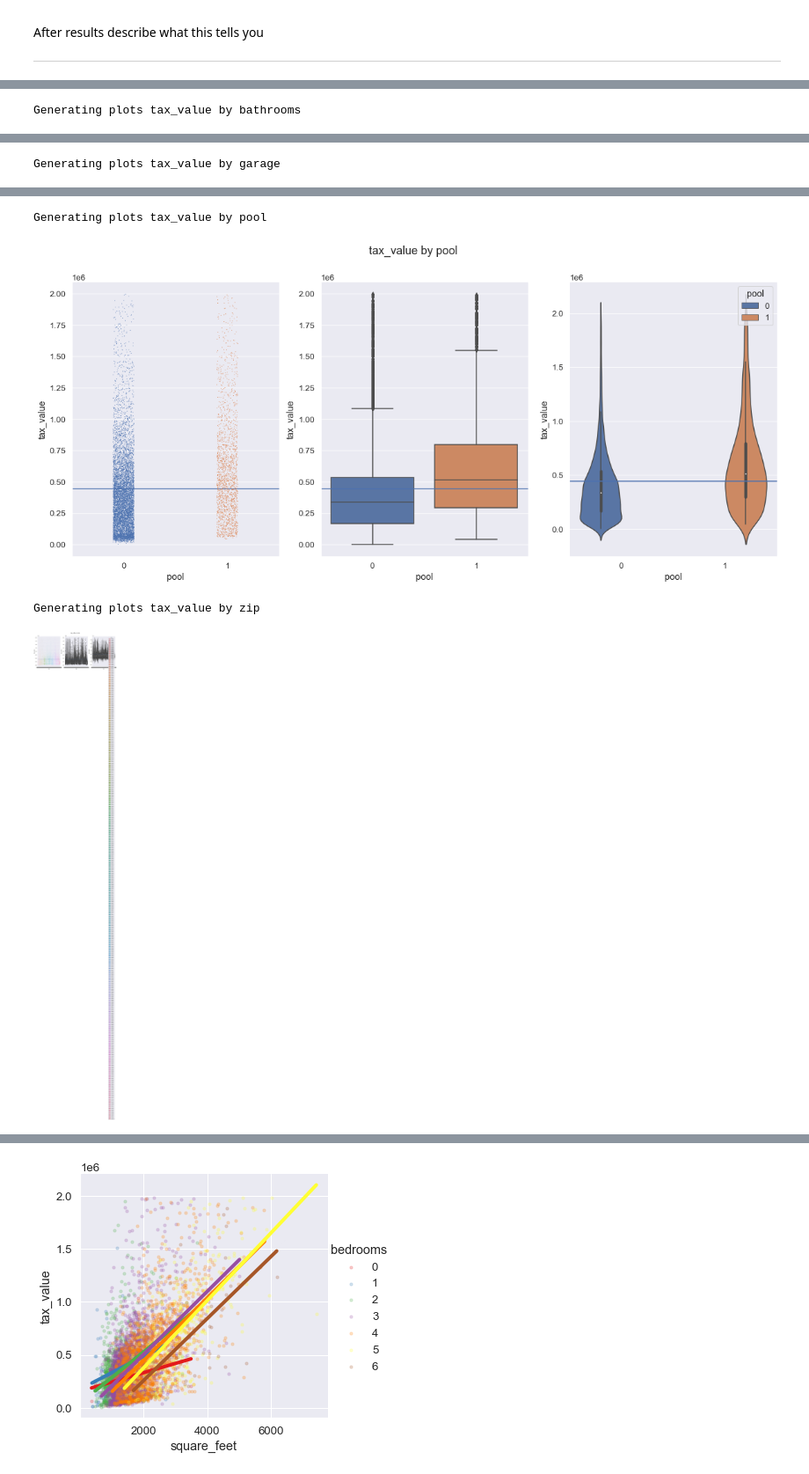
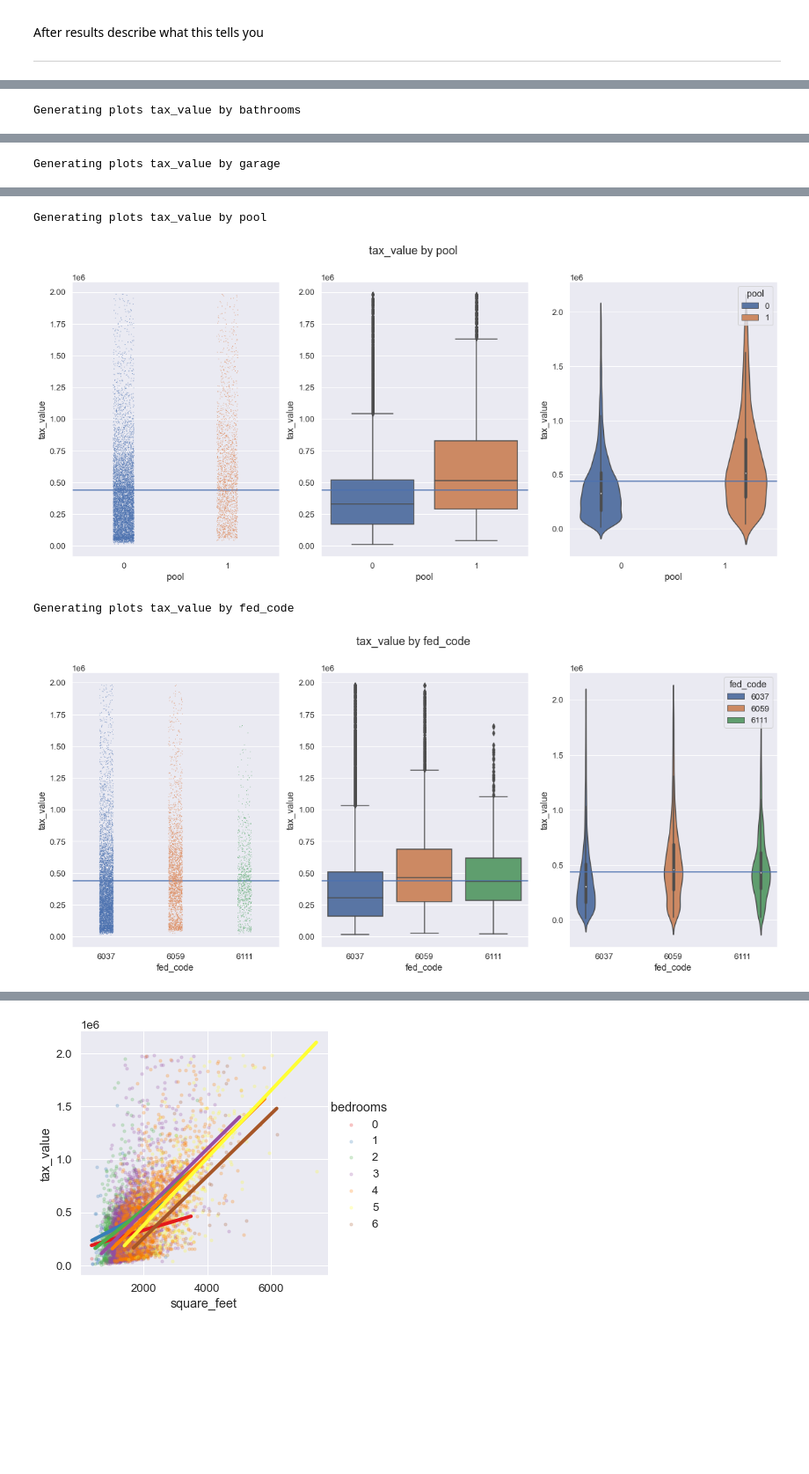
Before and after one commit to bradgauvin/regression-exercises, a Jupyter notebook: exploratory.ipynb, the cells around one changed output, grey strips where cells are left out. Shown at 88% size. Saved outputs shown, nothing was run; the diff lists cells and outputs as text; code cells hidden in the pictures; blank space fills up the shorter version.

```diff
--- a/exploratory.ipynb
+++ b/exploratory.ipynb
@@ -272,7 +272,7 @@ After results describe what this tells you
 #             plt.suptitle(f'{num} by {cat}', fontsize = 18)
 #             plt.show()
 # %%
-explore.plot_categorical_and_continuous_vars(train,['bedrooms', 'bathrooms','garage', 'pool','zip'],
+explore.plot_categorical_and_continuous_vars(train,['bedrooms', 'bathrooms','garage', 'pool','fed_code'],
                                              ['tax_value'], sample_amt = 10000)
 # %% [output]
 Generating plots tax_value by bedrooms
@@ -284,4 +284,4 @@ Generating plots tax_value by garage
 Generating plots tax_value by pool
-[figure, old version]
+[figure, new version]
-Generating plots tax_value by zip
+Generating plots tax_value by fed_code
-[figure, old version]
+[figure, new version]
```
Also changed, not shown: parts of 5 cells of this notebook.
